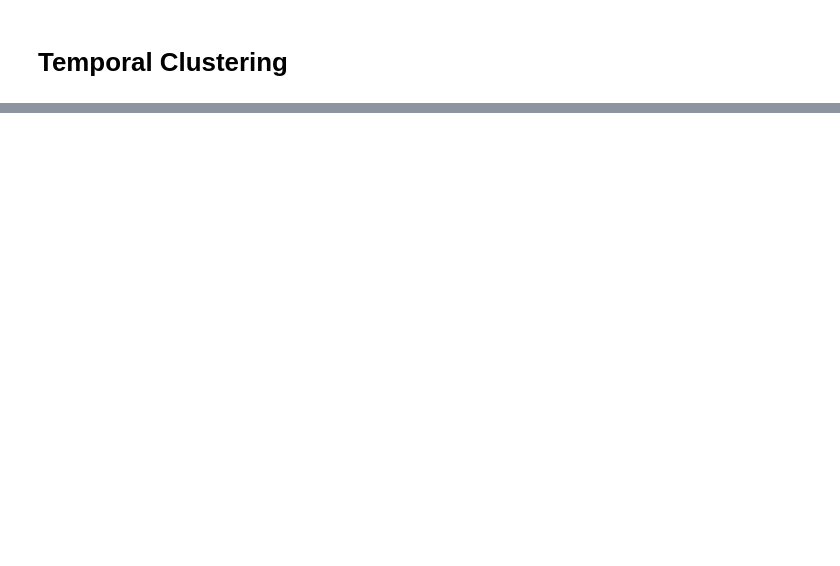
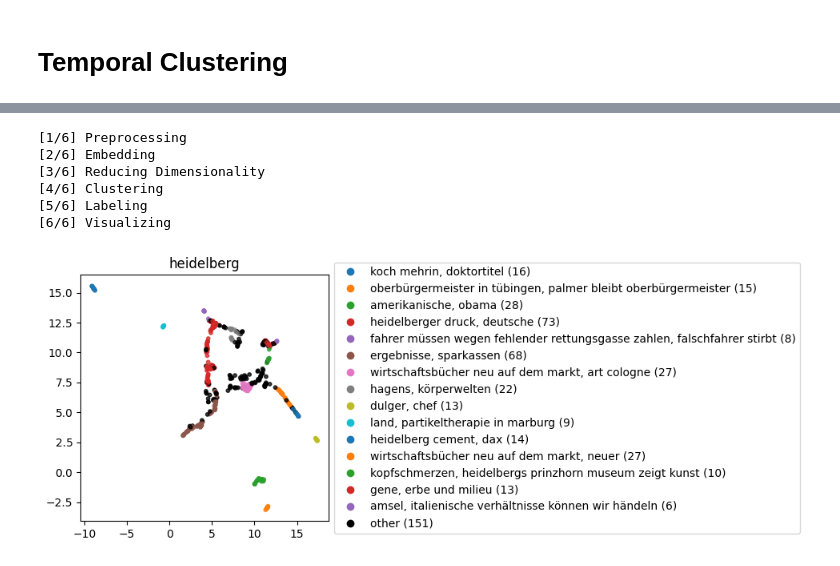
Before and after one commit to chbridges/search-result-clustering, a Jupyter notebook: faz_experiments.ipynb, the cells around one changed output, grey strips where cells are left out. Saved outputs shown, nothing was run; the diff lists cells and outputs as text; code cells hidden in the pictures; blank space fills up the shorter version.

```diff
--- a/faz_experiments.ipynb
+++ b/faz_experiments.ipynb
@@ -418,0 +453,13 @@ ARI: 0.02721320337200871
+# %%
+docs = np.take(docs, np.where(clusters == 2)[0])
+
+
+docs, clusters, labels, _ = pipe.fit_transform(results, query=query, legend=True, title="heidelberg")
+# %% [output]
+[1/6] Preprocessing
+[2/6] Embedding
+[3/6] Reducing Dimensionality
+[4/6] Clustering
+[5/6] Labeling
+[6/6] Visualizing
+[figure, added]
```
Also changed, not shown: parts of 11 cells of this notebook.
